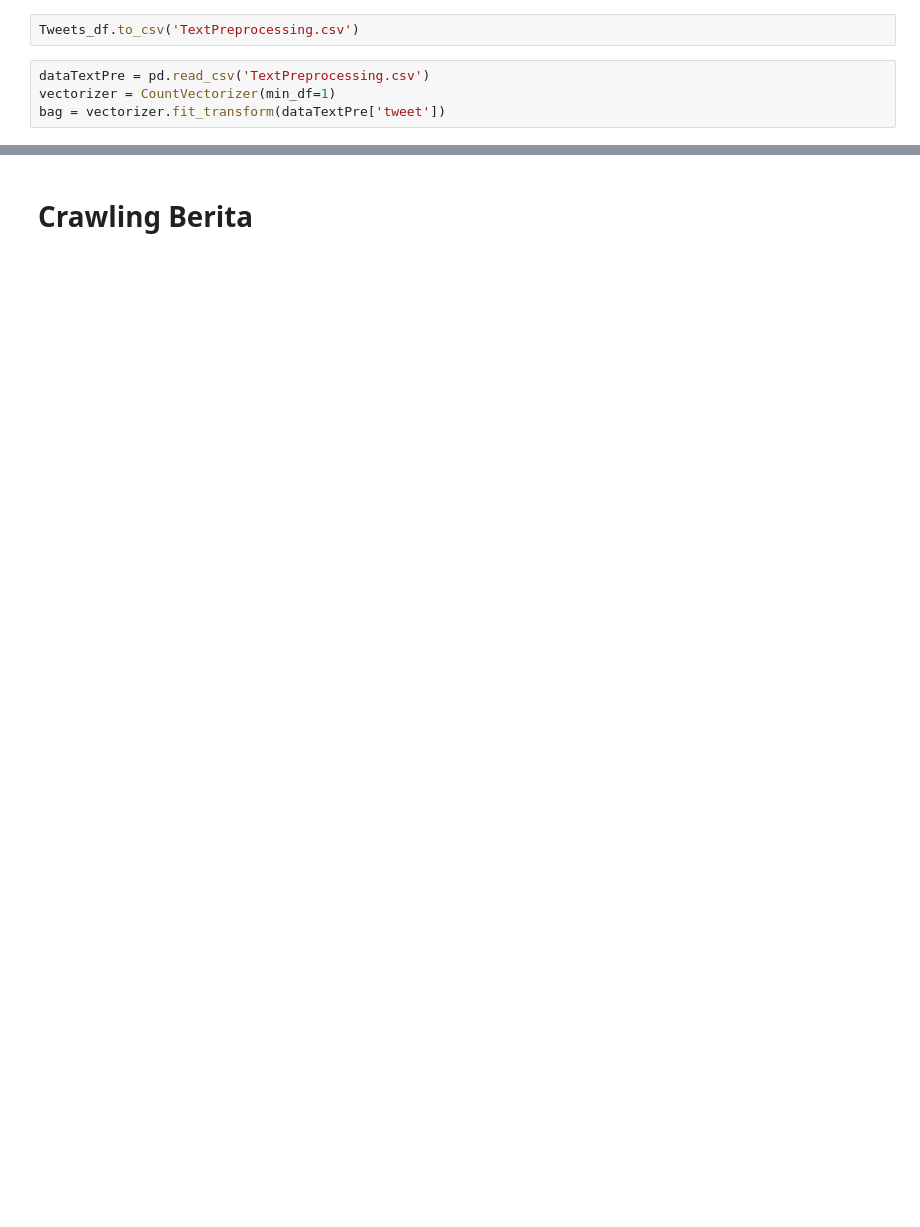
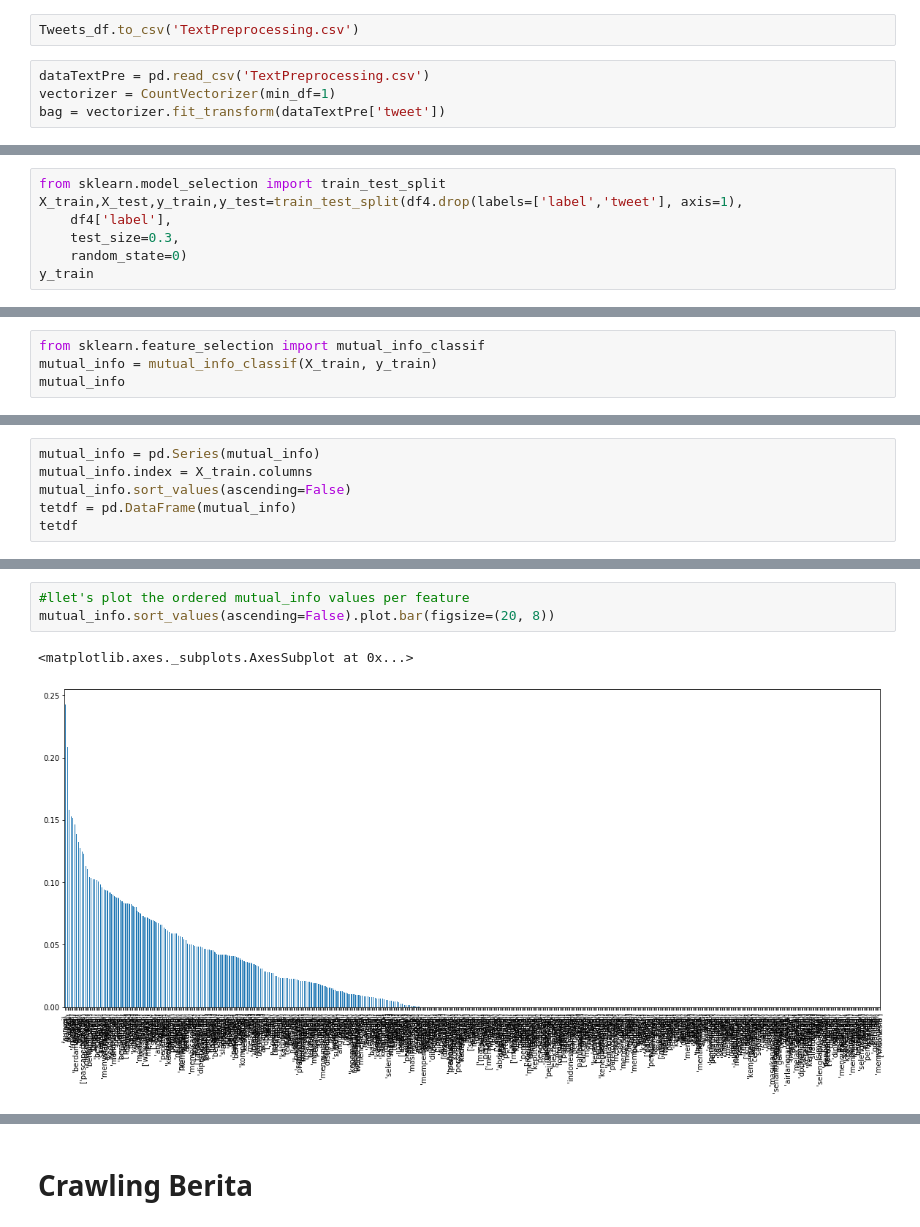
Before and after one commit to maulidhan190081/webmining, a Jupyter notebook: _sources/notebooks.ipynb, the cells around one changed output, grey strips where cells are left out. Saved outputs shown, nothing was run; the diff lists cells and outputs as text; blank space fills up the shorter version.

```diff
--- a/_sources/notebooks.ipynb
+++ b/_sources/notebooks.ipynb
@@ -302,0 +324,7 @@ dataTF
+# %%
+from sklearn.model_selection import train_test_split
+X_train,X_test,y_train,y_test=train_test_split(df4.drop(labels=['label','tweet'], axis=1),
+    df4['label'],
+    test_size=0.3,
+    random_state=0)
+y_train
@@ -302,0 +346,4 @@ dataTF
+# %%
+from sklearn.feature_selection import mutual_info_classif
+mutual_info = mutual_info_classif(X_train, y_train)
+mutual_info
@@ -302,0 +370,6 @@ dataTF
+# %%
+mutual_info = pd.Series(mutual_info)
+mutual_info.index = X_train.columns
+mutual_info.sort_values(ascending=False)
+tetdf = pd.DataFrame(mutual_info)
+tetdf
@@ -302,0 +390,6 @@ dataTF
+# %%
+#llet's plot the ordered mutual_info values per feature
+mutual_info.sort_values(ascending=False).plot.bar(figsize=(20, 8))
+# %% [output]
+<matplotlib.axes._subplots.AxesSubplot at 0x...>
+[figure, added]
```
Also changed, not shown: parts of 100 cells of this notebook, 10 other files.
